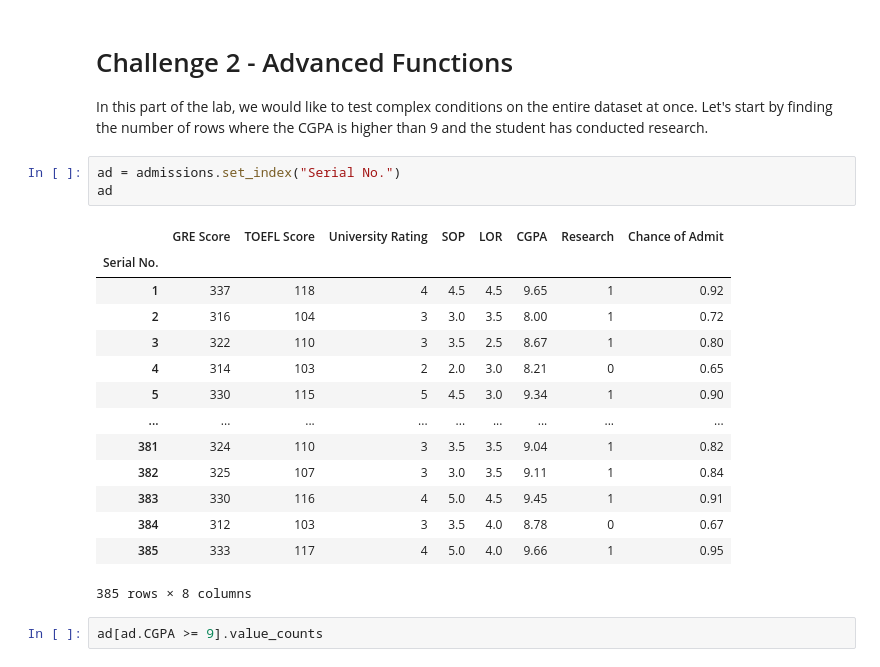
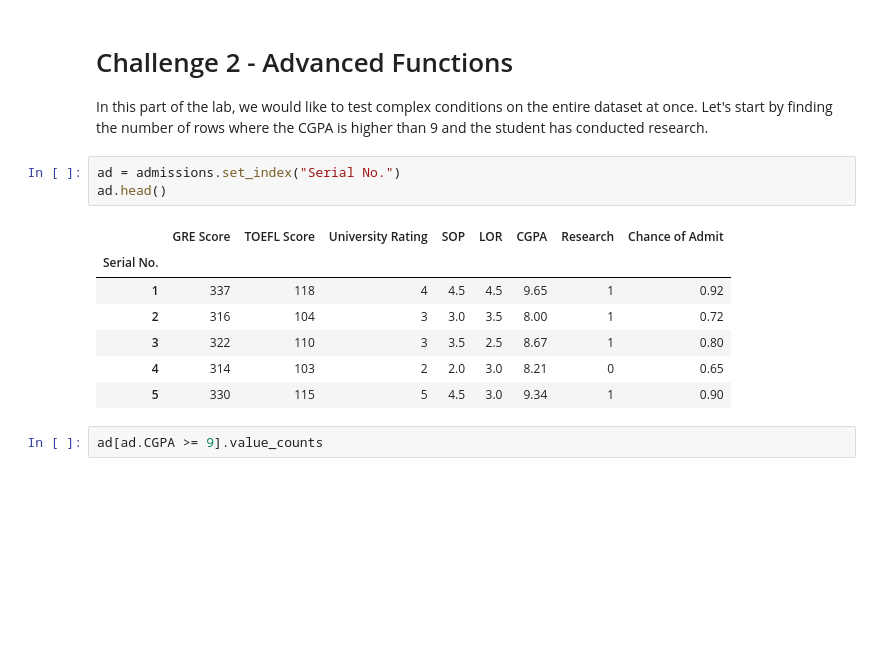
Before and after one commit to florengutierrez/lab-advanced-pandas, a Jupyter notebook: your-code/main.ipynb, the cells around one changed output. Saved outputs shown, nothing was run; the diff lists cells and outputs as text; blank space fills up the shorter version.

```diff
--- a/your-code/main.ipynb
+++ b/your-code/main.ipynb
@@ -157,22 +143,15 @@ admissions_sub
 In this part of the lab, we would like to test complex conditions on the entire dataset at once. Let's start by finding the number of rows where the CGPA is higher than 9 and the student has conducted research.
 # %%
 ad = admissions.set_index("Serial No.")
-ad
+ad.head()
 # %% [output]
 |  | GRE Score | TOEFL Score | University Rating | SOP | LOR | CGPA | Research | Chance of Admit |
 | Serial No. |  |  |  |  |  |  |  |  |
 | 1 | 337 | 118 | 4 | 4.5 | 4.5 | 9.65 | 1 | 0.92 |
 | 2 | 316 | 104 | 3 | 3.0 | 3.5 | 8.00 | 1 | 0.72 |
 | 3 | 322 | 110 | 3 | 3.5 | 2.5 | 8.67 | 1 | 0.80 |
 | 4 | 314 | 103 | 2 | 2.0 | 3.0 | 8.21 | 0 | 0.65 |
 | 5 | 330 | 115 | 5 | 4.5 | 3.0 | 9.34 | 1 | 0.90 |
-| ... | ... | ... | ... | ... | ... | ... | ... | ... |
-| 381 | 324 | 110 | 3 | 3.5 | 3.5 | 9.04 | 1 | 0.82 |
-| 382 | 325 | 107 | 3 | 3.0 | 3.5 | 9.11 | 1 | 0.84 |
-| 383 | 330 | 116 | 4 | 5.0 | 4.5 | 9.45 | 1 | 0.91 |
-| 384 | 312 | 103 | 3 | 3.5 | 4.0 | 8.78 | 0 | 0.67 |
-| 385 | 333 | 117 | 4 | 5.0 | 4.0 | 9.66 | 1 | 0.95 |
-385 rows × 8 columns
 # %%
 ad[ad.CGPA >= 9].value_counts
 # %% [output]
```
Also changed, not shown: parts of 11 cells of this notebook.
